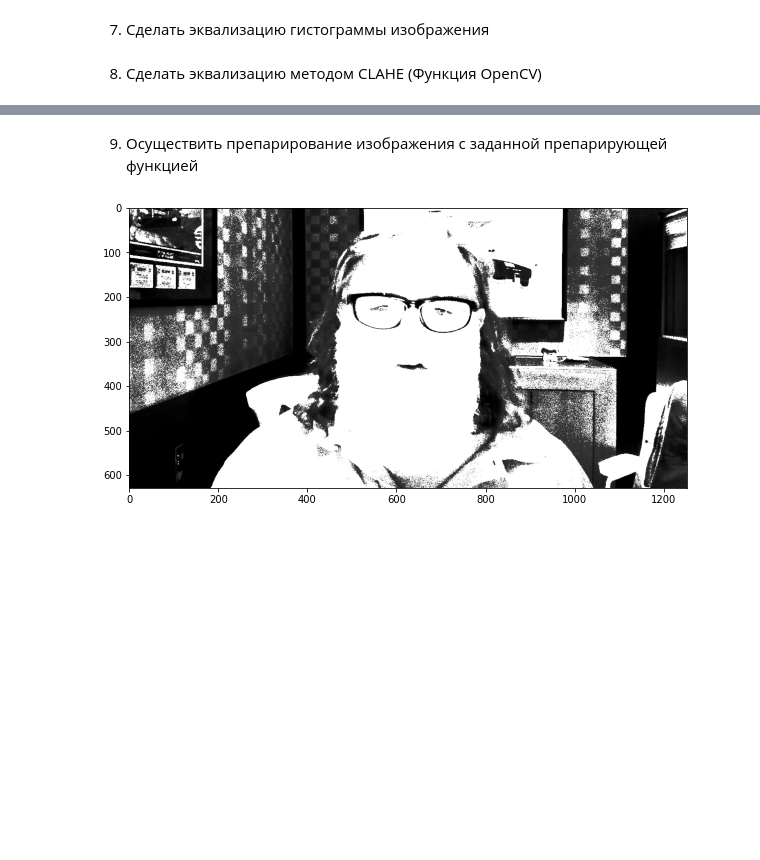
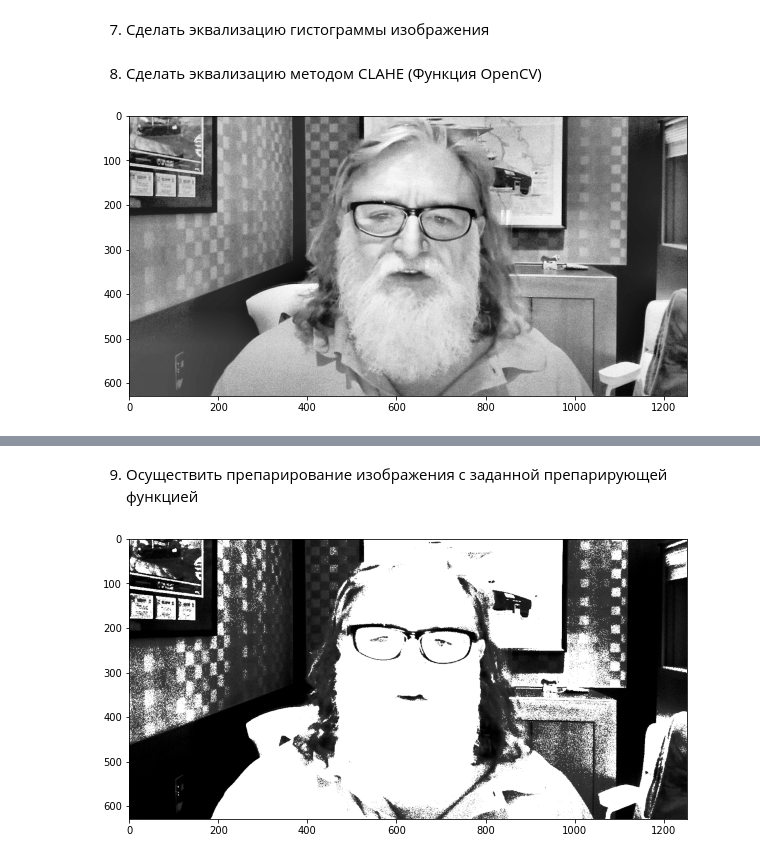
Before and after one commit to Liptee/Image-processing, a Jupyter notebook: LAB1/img_processing.ipynb, the cells around one changed output, grey strips where cells are left out. Saved outputs shown, nothing was run; the diff lists cells and outputs as text; code cells hidden in the pictures; blank space fills up the shorter version.

Commit message:
add CLAHE

```diff
--- a/LAB1/img_processing.ipynb
+++ b/LAB1/img_processing.ipynb
@@ -151,3 +151,13 @@ plt.show()
 7. Сделать эквализацию гистограммы изображения
 # %% [markdown]
 8. Сделать эквализацию методом CLAHE (Функция OpenCV)
+# %%
+clahe = cv2.createCLAHE(clipLimit=2.0, tileGridSize=(8,8))
+dst = clahe.apply(gray)
+# %%
+fig = plt.figure(figsize=(10,10))
+ax = fig.add_subplot()
+ax.imshow(dst, cmap='Greys_r')
+plt.show()
+# %% [output]
+[figure, added]
```
Also changed, not shown: parts of 1 cell of this notebook.
